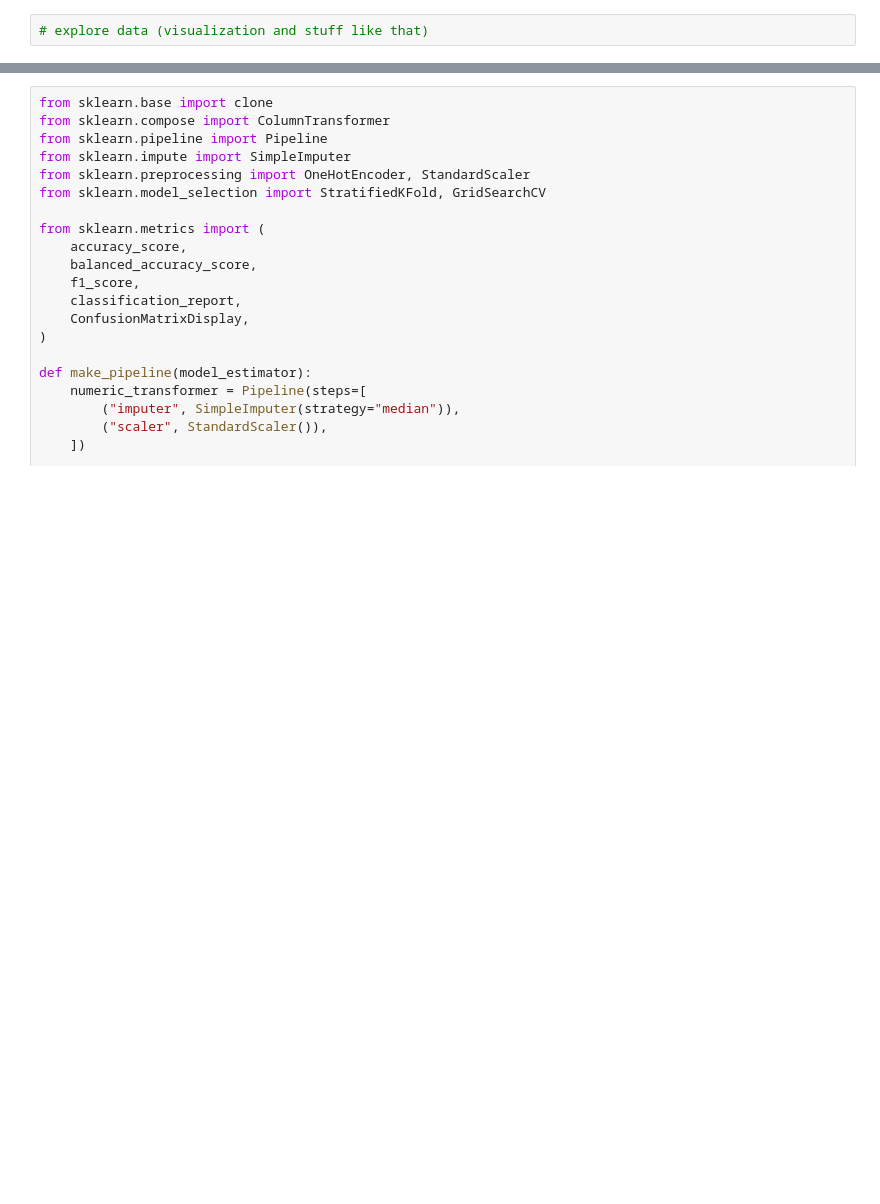
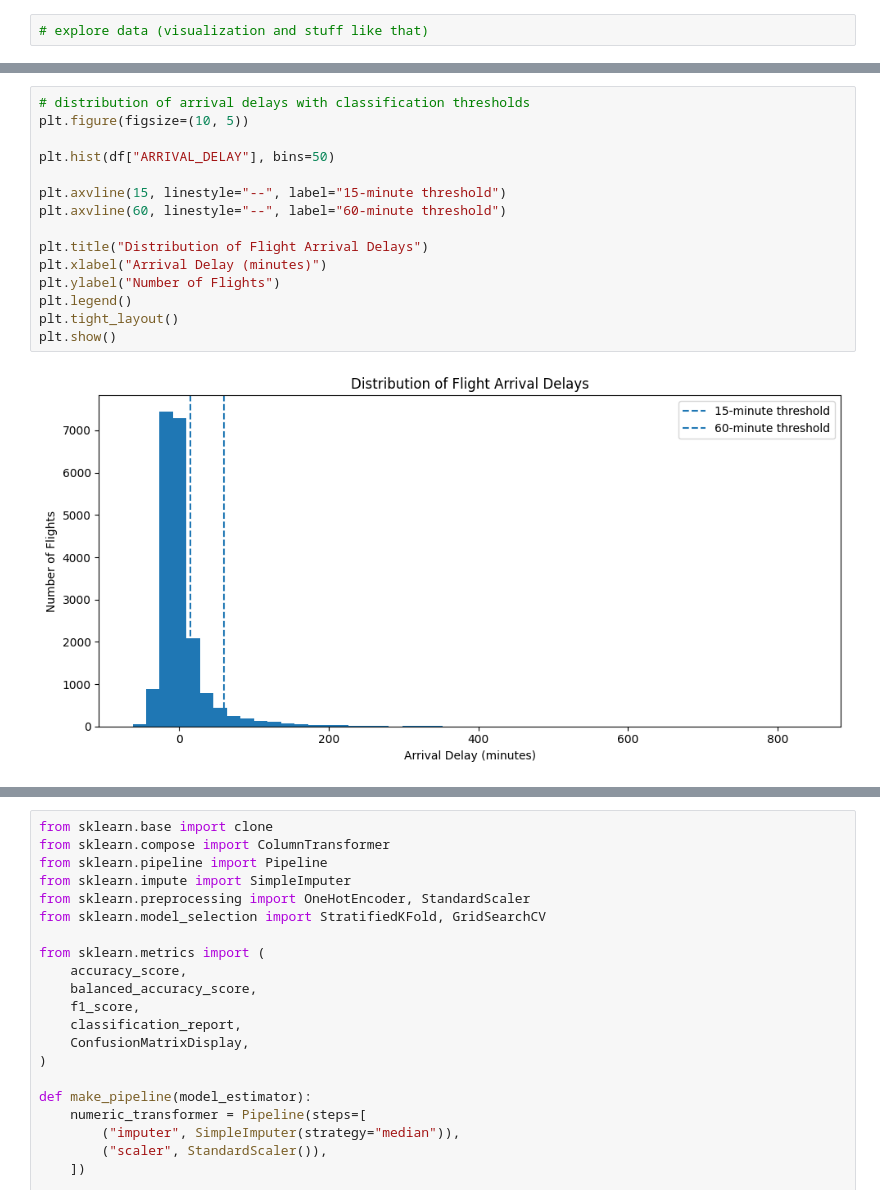
Before and after one commit to laurenlal/cse5104-project2, a Jupyter notebook: model_fitting.ipynb, the cells around one changed output, grey strips where cells are left out. Saved outputs shown, nothing was run; the diff lists cells and outputs as text; blank space fills up the shorter version.

```diff
--- a/model_fitting.ipynb
+++ b/model_fitting.ipynb
@@ -248,0 +315,17 @@ multiclass: 18,000 training samples, 2,000 validation samples
+# %%
+# distribution of arrival delays with classification thresholds
+plt.figure(figsize=(10, 5))
+
+plt.hist(df["ARRIVAL_DELAY"], bins=50)
+
+plt.axvline(15, linestyle="--", label="15-minute threshold")
+plt.axvline(60, linestyle="--", label="60-minute threshold")
+
+plt.title("Distribution of Flight Arrival Delays")
+plt.xlabel("Arrival Delay (minutes)")
+plt.ylabel("Number of Flights")
+plt.legend()
+plt.tight_layout()
+plt.show()
+# %% [output]
+[figure, added]
```
Also changed, not shown: parts of 9 cells of this notebook.
